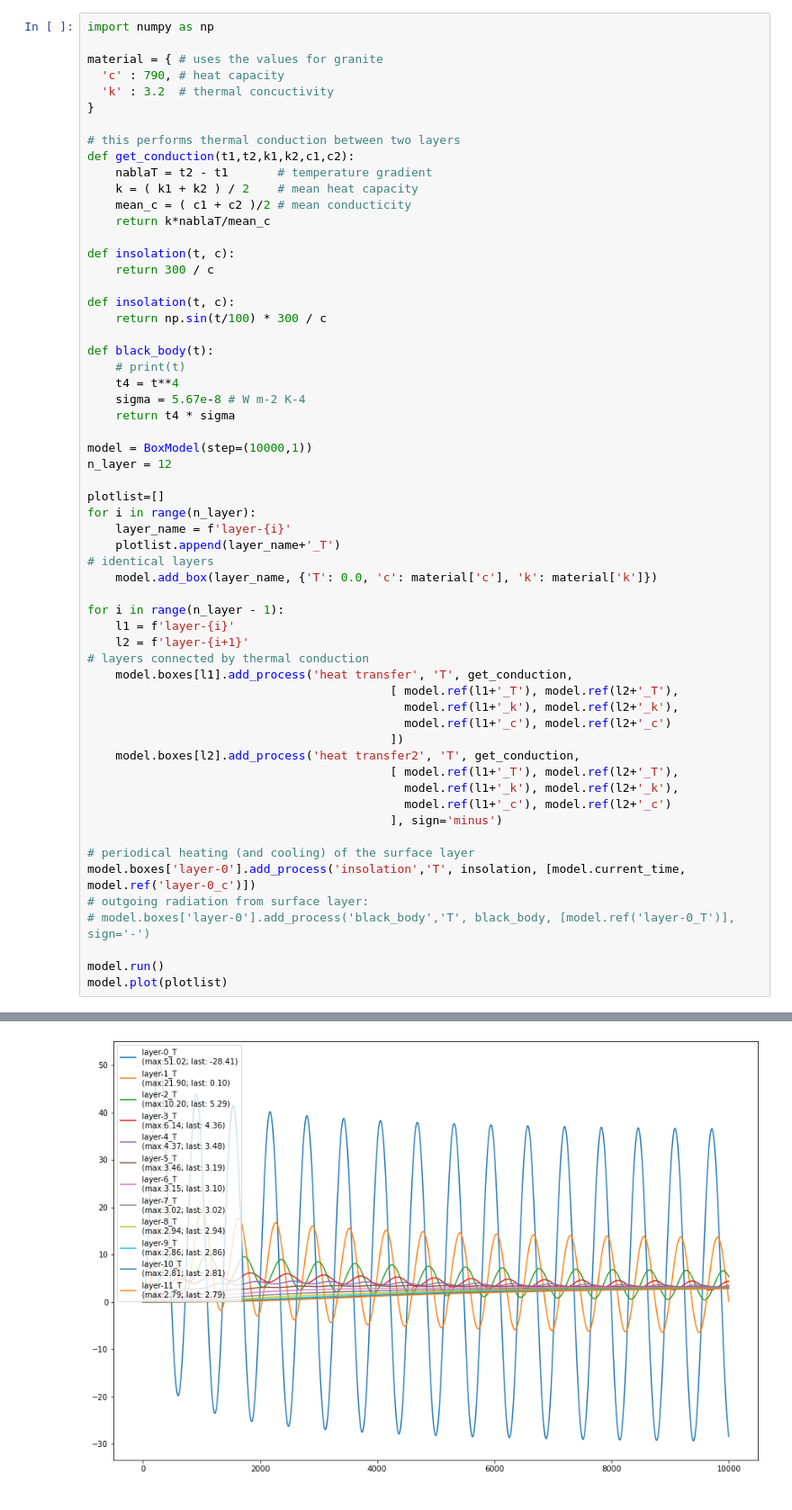
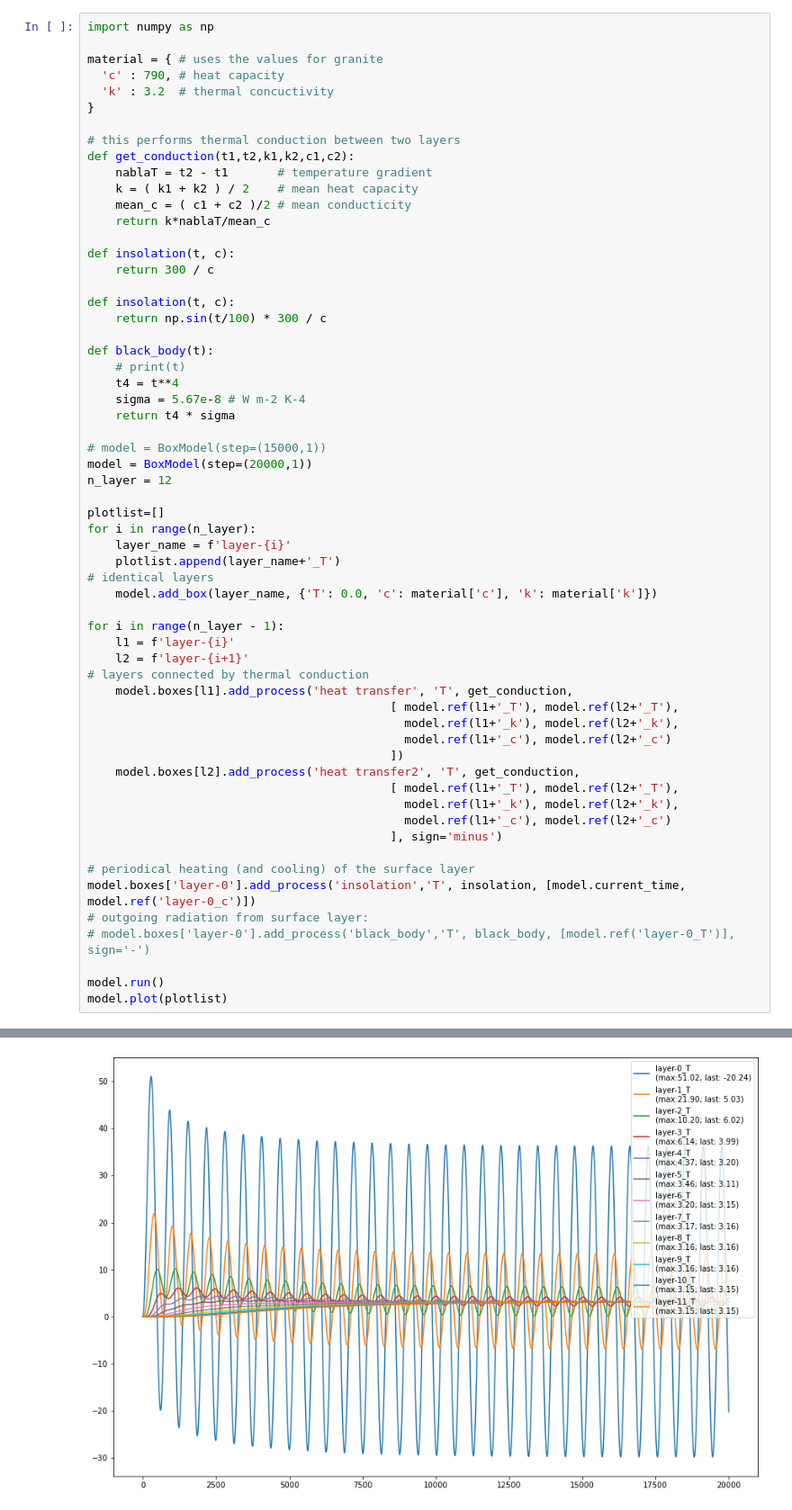
Before and after one commit to suessspeise/boxmodel, a Jupyter notebook: thermal_conduction_layers.ipynb, the cells around one changed output, grey strips where cells are left out. Shown at 90% size. Cells and saved outputs as stored; diff of their text form.

```diff
--- a/thermal_conduction_layers.ipynb
+++ b/thermal_conduction_layers.ipynb
@@ -73,38 +73,39 @@ def black_body(t):
     sigma = 5.67e-8 # W m-2 K-4
     return t4 * sigma
 
-model = BoxModel(step=(10000,1))
+# model = BoxModel(step=(15000,1))
+model = BoxModel(step=(20000,1))
 n_layer = 12
 
 plotlist=[]
 for i in range(n_layer):
     layer_name = f'layer-{i}'
     plotlist.append(layer_name+'_T')
 # identical layers
     model.add_box(layer_name, {'T': 0.0, 'c': material['c'], 'k': material['k']})
 
 for i in range(n_layer - 1):
     l1 = f'layer-{i}'
     l2 = f'layer-{i+1}'
 # layers connected by thermal conduction
     model.boxes[l1].add_process('heat transfer', 'T', get_conduction,
                                            [ model.ref(l1+'_T'), model.ref(l2+'_T'),
                                              model.ref(l1+'_k'), model.ref(l2+'_k'),
                                              model.ref(l1+'_c'), model.ref(l2+'_c')
                                            ])
     model.boxes[l2].add_process('heat transfer2', 'T', get_conduction,
                                            [ model.ref(l1+'_T'), model.ref(l2+'_T'),
                                              model.ref(l1+'_k'), model.ref(l2+'_k'),
                                              model.ref(l1+'_c'), model.ref(l2+'_c')
                                            ], sign='minus')
 
 # periodical heating (and cooling) of the surface layer
 model.boxes['layer-0'].add_process('insolation','T', insolation, [model.current_time, model.ref('layer-0_c')])
 # outgoing radiation from surface layer:
 # model.boxes['layer-0'].add_process('black_body','T', black_body, [model.ref('layer-0_T')], sign='-')
 
 model.run()
 model.plot(plotlist)
 # %% [output]
 (<Figure size 1080x720 with 1 Axes>, <AxesSubplot:>)
-[figure, old version]
+[figure, new version]
```
Also changed, not shown: parts of 2 cells of this notebook, 4 other files.
